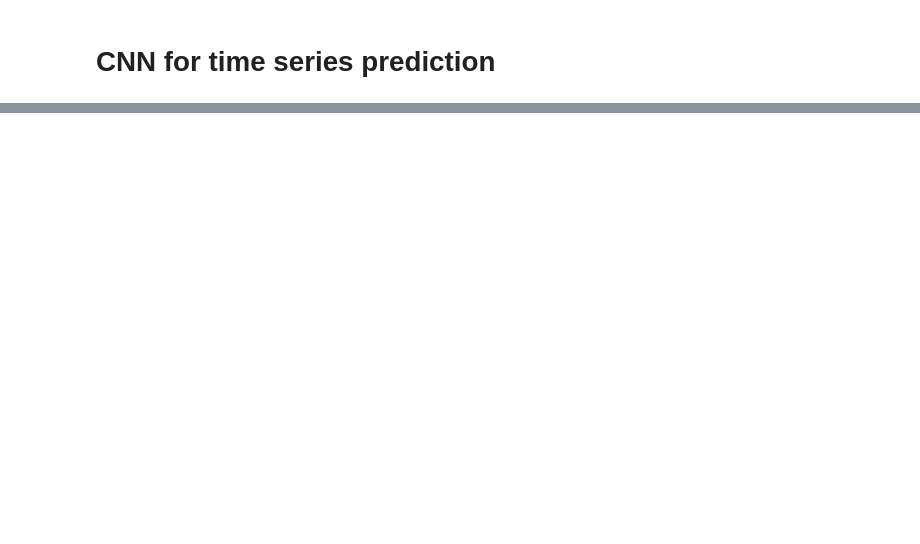
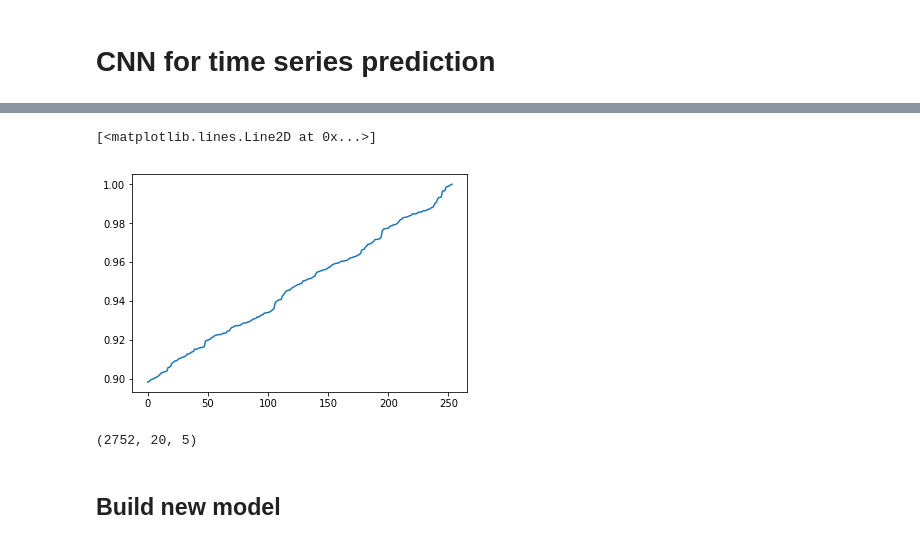
Before and after one commit to bmullet/PEEVED, a Jupyter notebook: TimeSeries.ipynb, the cells around one changed output, grey strips where cells are left out. Drawn from its saved outputs; the diff is of its cells as text; code cells hidden in the pictures; blank space fills up the shorter version.

```diff
--- a/TimeSeries.ipynb
+++ b/TimeSeries.ipynb
@@ -167,0 +232,5 @@ array([False, False, False, ..., False, False, False])
+# %%
+plt.plot(dataset_test.x[:,0])
+# %% [output]
+[<matplotlib.lines.Line2D at 0x...>]
+[figure, added]
@@ -167,0 +247,6 @@ array([False, False, False, ..., False, False, False])
+# %%
+X.shape
+# %% [output]
+(2752, 20, 5)
+# %% [markdown]
+## Build new model
```
Also changed, not shown: parts of 16 cells of this notebook, 1 other file.
